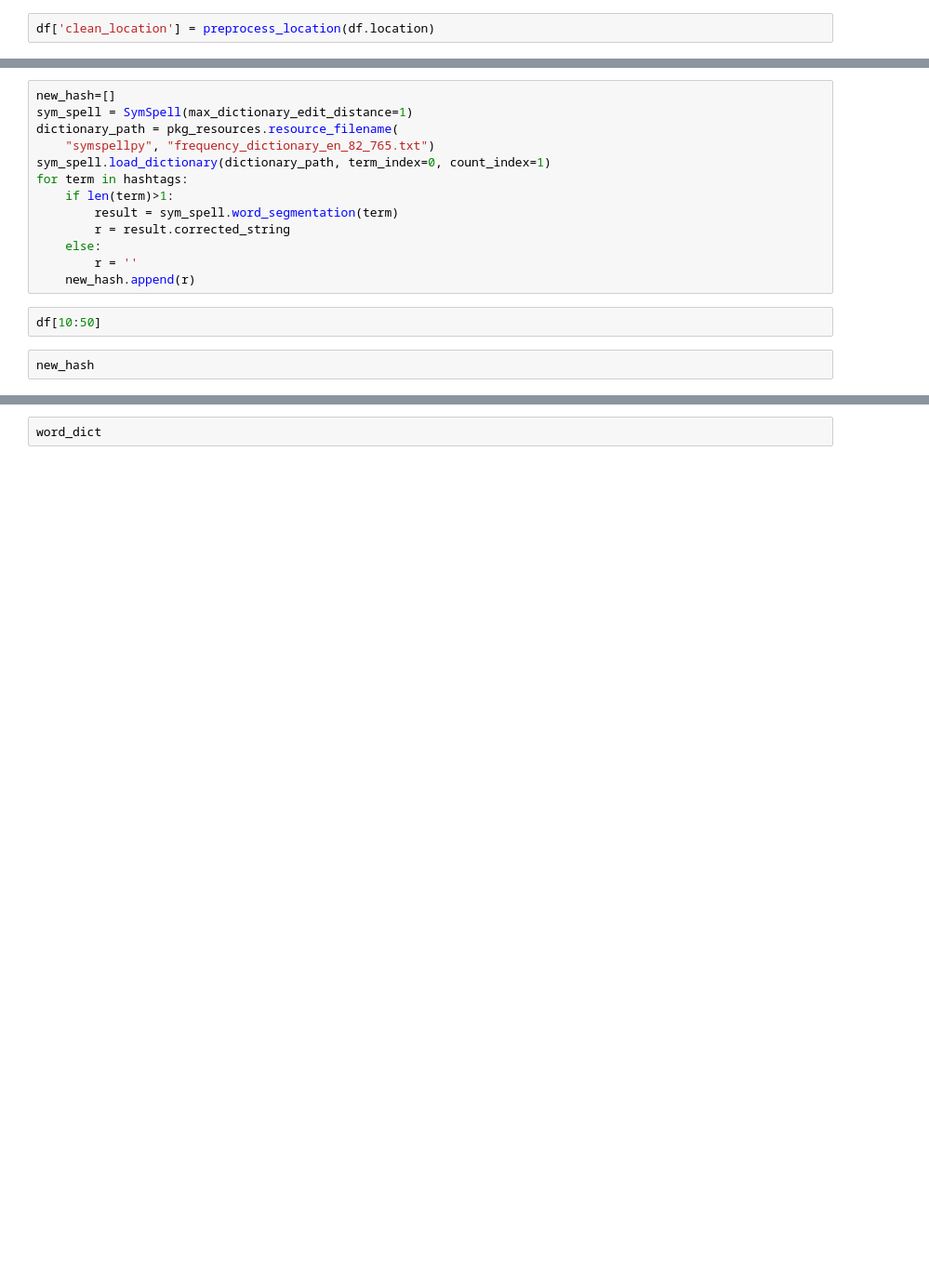
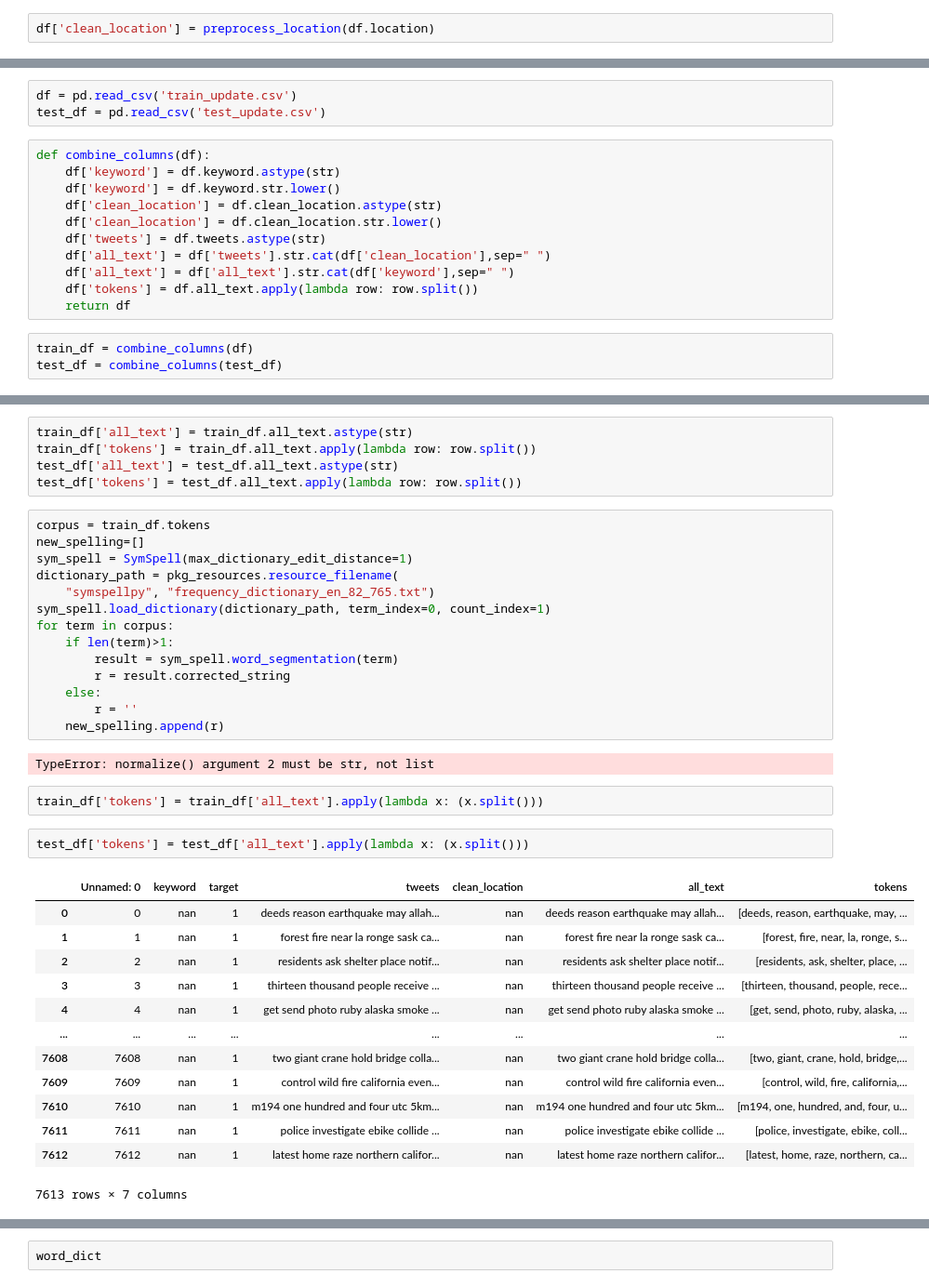
Before and after one commit to 8REN/disaster_tweets, a Jupyter notebook: preprocess_text.ipynb, the cells around one changed output, grey strips where cells are left out. Shown: that part at 93% size. Saved outputs shown, nothing was run; the diff lists cells and outputs as text; blank space fills up the shorter version.

```diff
--- a/preprocess_text.ipynb
+++ b/preprocess_text.ipynb
@@ -376 +264,18 @@ misspelled = spell.unknown(df.tweets)
+# %%
+df = pd.read_csv('train_update.csv')
+test_df = pd.read_csv('test_update.csv')
+# %%
+def combine_columns(df):
+    df['keyword'] = df.keyword.astype(str)
+    df['keyword'] = df.keyword.str.lower()
+    df['clean_location'] = df.clean_location.astype(str)
+    df['clean_location'] = df.clean_location.str.lower()
+    df['tweets'] = df.tweets.astype(str)
+    df['all_text'] = df['tweets'].str.cat(df['clean_location'],sep=" ")
+    df['all_text'] = df['all_text'].str.cat(df['keyword'],sep=" ")
+    df['tokens'] = df.all_text.apply(lambda row: row.split())
+    return df
+# %%
+train_df = combine_columns(df)
+test_df = combine_columns(test_df)
 # %%
@@ -424,20 +284,42 @@ print(count_terms)
+# %%
+train_df['all_text'] = train_df.all_text.astype(str)
+train_df['tokens'] = train_df.all_text.apply(lambda row: row.split())
+test_df['all_text'] = test_df.all_text.astype(str)
+test_df['tokens'] = test_df.all_text.apply(lambda row: row.split())
 # %%
-new_hash=[]
+corpus = train_df.tokens
+new_spelling=[]
 sym_spell = SymSpell(max_dictionary_edit_distance=1)
 dictionary_path = pkg_resources.resource_filename(
     "symspellpy", "frequency_dictionary_en_82_765.txt")
 sym_spell.load_dictionary(dictionary_path, term_index=0, count_index=1)
-for term in hashtags:
+for term in corpus:
     if len(term)>1:
         result = sym_spell.word_segmentation(term)
         r = result.corrected_string
     else:
         r = ''
-    new_hash.append(r)
+    new_spelling.append(r)
+# %% [output]
+TypeError: normalize() argument 2 must be str, not list
-# %%
-df[10:50]
-# %%
-new_hash
+# %%
+train_df['tokens'] = train_df['all_text'].apply(lambda x: (x.split()))
+# %%
+test_df['tokens'] = test_df['all_text'].apply(lambda x: (x.split()))
+# %% [output]
+|  | Unnamed: 0 | keyword | target | tweets | clean_location | all_text | tokens |
+| 0 | 0 | nan | 1 | deeds reason earthquake may allah... | nan | deeds reason earthquake may allah... | [deeds, reason, earthquake, may, ... |
+| 1 | 1 | nan | 1 | forest fire near la ronge sask ca... | nan | forest fire near la ronge sask ca... | [forest, fire, near, la, ronge, s... |
+| 2 | 2 | nan | 1 | residents ask shelter place notif... | nan | residents ask shelter place notif... | [residents, ask, shelter, place, ... |
+| 3 | 3 | nan | 1 | thirteen thousand people receive ... | nan | thirteen thousand people receive ... | [thirteen, thousand, people, rece... |
+| 4 | 4 | nan | 1 | get send photo ruby alaska smoke ... | nan | get send photo ruby alaska smoke ... | [get, send, photo, ruby, alaska, ... |
+| ... | ... | ... | ... | ... | ... | ... | ... |
+| 7608 | 7608 | nan | 1 | two giant crane hold bridge colla... | nan | two giant crane hold bridge colla... | [two, giant, crane, hold, bridge,... |
+| 7609 | 7609 | nan | 1 | control wild fire california even... | nan | control wild fire california even... | [control, wild, fire, california,... |
+| 7610 | 7610 | nan | 1 | m194 one hundred and four utc 5km... | nan | m194 one hundred and four utc 5km... | [m194, one, hundred, and, four, u... |
+| 7611 | 7611 | nan | 1 | police investigate ebike collide ... | nan | police investigate ebike collide ... | [police, investigate, ebike, coll... |
+| 7612 | 7612 | nan | 1 | latest home raze northern califor... | nan | latest home raze northern califor... | [latest, home, raze, northern, ca... |
+7613 rows × 7 columns
 # %%
 # Creating the dicti
 word_dict = {}
```
Also changed, not shown: parts of 44 cells of this notebook, 3 other files.
